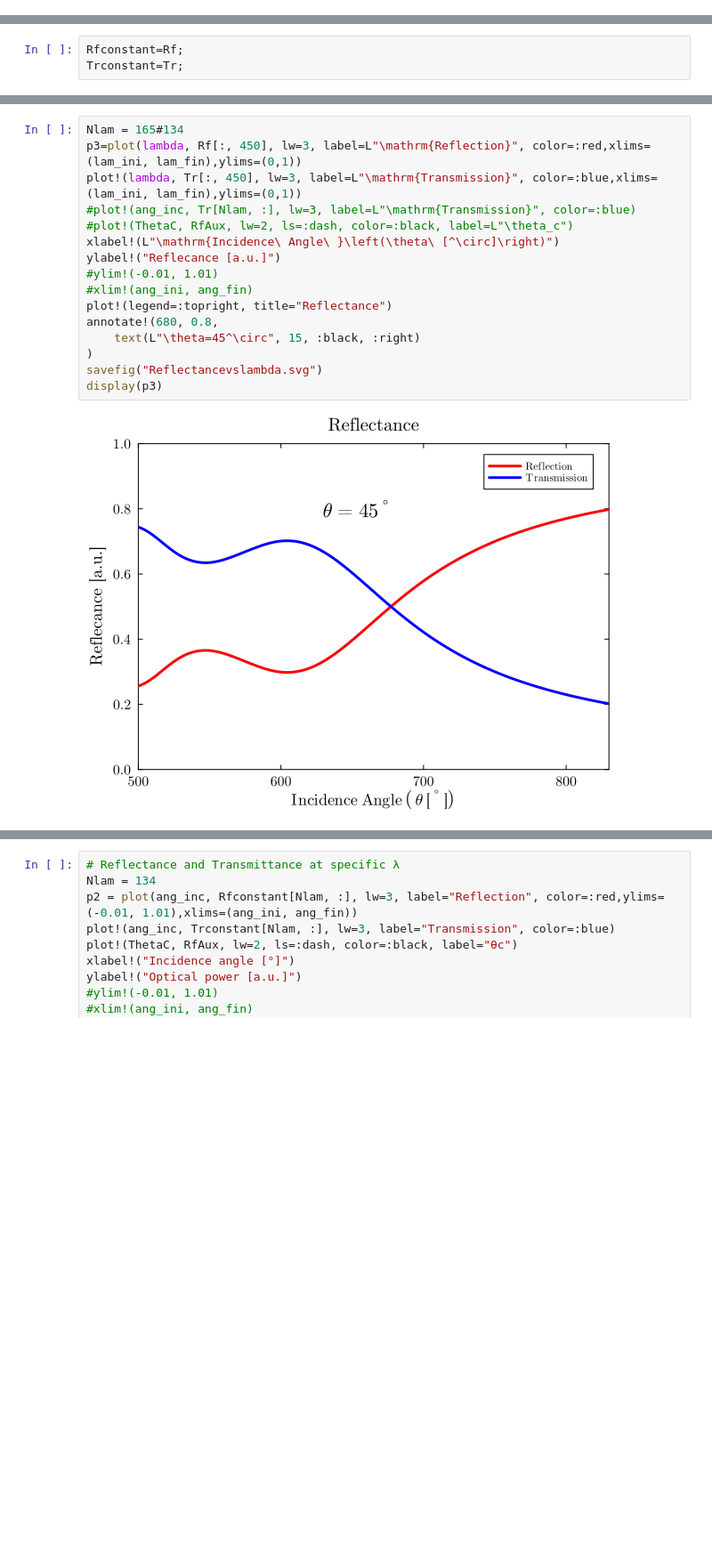
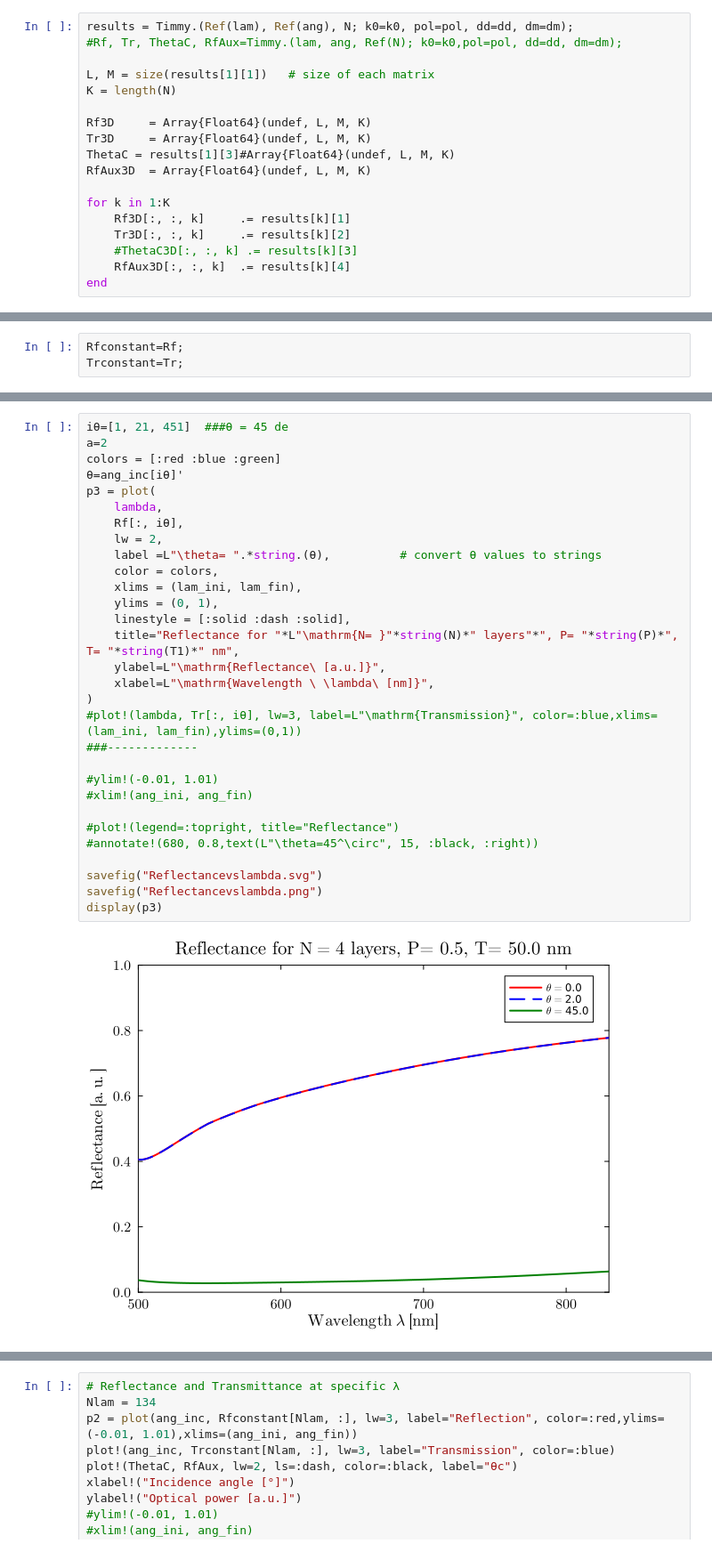
Before and after one commit to ArifMoranV/Optics, a Jupyter notebook: matrixmthd.ipynb, the cells around one changed output, grey strips where cells are left out. Shown at 89% size. Saved outputs shown, nothing was run; the diff lists cells and outputs as text; blank space fills up the shorter version.

Commit message:
N layers

```diff
--- a/matrixmthd.ipynb
+++ b/matrixmthd.ipynb
@@ -138,0 +143,18 @@ RfAux = range(0, 1, length(lam))
+# %%
+results = Timmy.(Ref(lam), Ref(ang), N; k0=k0, pol=pol, dd=dd, dm=dm);
+#Rf, Tr, ThetaC, RfAux=Timmy.(lam, ang, Ref(N); k0=k0,pol=pol, dd=dd, dm=dm);
+
+L, M = size(results[1][1])   # size of each matrix
+K = length(N)
+
+Rf3D     = Array{Float64}(undef, L, M, K)
+Tr3D     = Array{Float64}(undef, L, M, K)
+ThetaC = results[1][3]#Array{Float64}(undef, L, M, K)
+RfAux3D  = Array{Float64}(undef, L, M, K)
+
+for k in 1:K
+    Rf3D[:, :, k]     .= results[k][1]
+    Tr3D[:, :, k]     .= results[k][2]
+    #ThetaC3D[:, :, k] .= results[k][3]
+    RfAux3D[:, :, k]  .= results[k][4]
+end
@@ -269,18 +313,32 @@ display(p2)
 # %%
-Nlam = 165#134
-p3=plot(lambda, Rf[:, 450], lw=3, label=L"\mathrm{Reflection}", color=:red,xlims=(lam_ini, lam_fin),ylims=(0,1))
-plot!(lambda, Tr[:, 450], lw=3, label=L"\mathrm{Transmission}", color=:blue,xlims=(lam_ini, lam_fin),ylims=(0,1))
-#plot!(ang_inc, Tr[Nlam, :], lw=3, label=L"\mathrm{Transmission}", color=:blue)
-#plot!(ThetaC, RfAux, lw=2, ls=:dash, color=:black, label=L"\theta_c")
-xlabel!(L"\mathrm{Incidence\ Angle\ }\left(\theta\ [^\circ]\right)")
-ylabel!("Reflecance [a.u.]")
+iθ=[1, 21, 451]  ###θ = 45 de
+a=2
+colors = [:red :blue :green]
+θ=ang_inc[iθ]'
+p3 = plot(
+    lambda,
+    Rf[:, iθ],
+    lw = 2,
+    label =L"\theta= ".*string.(θ),          # convert θ values to strings
+    color = colors,
+    xlims = (lam_ini, lam_fin),
+    ylims = (0, 1),
+    linestyle = [:solid :dash :solid],
+    title="Reflectance for "*L"\mathrm{N= }"*string(N)*" layers"*", P= "*string(P)*", T= "*string(T1)*" nm",
+    ylabel=L"\mathrm{Reflectance\ [a.u.]}",
+    xlabel=L"\mathrm{Wavelength \ \lambda\ [nm]}",
+)
+#plot!(lambda, Tr[:, iθ], lw=3, label=L"\mathrm{Transmission}", color=:blue,xlims=(lam_ini, lam_fin),ylims=(0,1))
+###-------------
+
 #ylim!(-0.01, 1.01)
 #xlim!(ang_ini, ang_fin)
-plot!(legend=:topright, title="Reflectance")
-annotate!(680, 0.8,
-    text(L"\theta=45^\circ", 15, :black, :right)
-)
+
+#plot!(legend=:topright, title="Reflectance")
+#annotate!(680, 0.8,text(L"\theta=45^\circ", 15, :black, :right))
+
 savefig("Reflectancevslambda.svg")
+savefig("Reflectancevslambda.png")
 display(p3)
 # %% [output]
-[figure, old version]
+[figure, new version]
```
Also changed, not shown: parts of 26 cells of this notebook, 8 other files.
